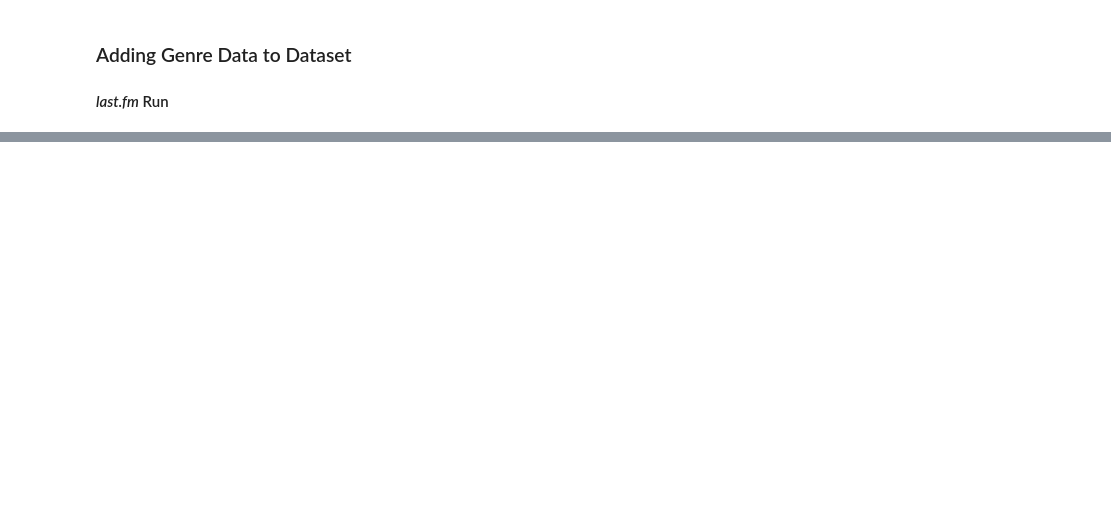
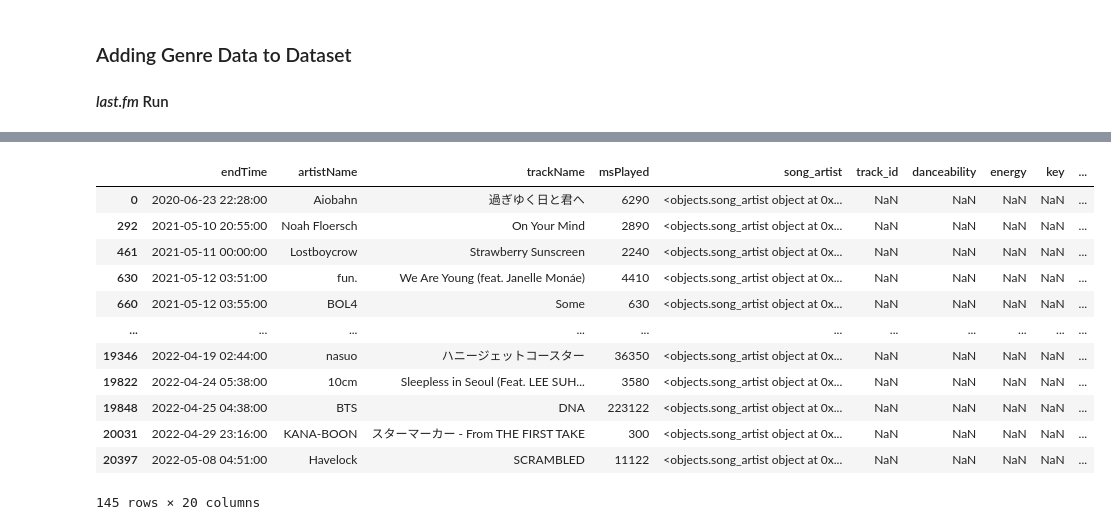
Before and after one commit to mattzhao-R/spotify, a Jupyter notebook: working.ipynb, the cells around one changed output, grey strips where cells are left out. Saved outputs shown, nothing was run; the diff lists cells and outputs as text; code cells hidden in the pictures; blank space fills up the shorter version.

```diff
--- a/working.ipynb
+++ b/working.ipynb
@@ -721,0 +707,4 @@ len(data[0:100])
+# %%
+add_table = pd.read_csv('./modified/full_table.csv')
+# %%
+comb = pd.concat([strm_base[['endTime','msPlayed']],add_table], axis = 1)
@@ -721,0 +737,2 @@ len(data[0:100])
+# %%
+test = comb.copy()
@@ -721,0 +759,18 @@ len(data[0:100])
+# %%
+no_ids = test[pd.isnull(test['track_id']) & ~pd.isnull(test['genre'])]
+# %%
+no_ids
+# %% [output]
+|  | endTime | artistName | trackName | msPlayed | song_artist | track_id | danceability | energy | key | ... |
+| 0 | 2020-06-23 22:28:00 | Aiobahn | 過ぎゆく日と君へ | 6290 | <objects.song_artist object at 0x... | NaN | NaN | NaN | NaN | ... |
+| 292 | 2021-05-10 20:55:00 | Noah Floersch | On Your Mind | 2890 | <objects.song_artist object at 0x... | NaN | NaN | NaN | NaN | ... |
+| 461 | 2021-05-11 00:00:00 | Lostboycrow | Strawberry Sunscreen | 2240 | <objects.song_artist object at 0x... | NaN | NaN | NaN | NaN | ... |
+| 630 | 2021-05-12 03:51:00 | fun. | We Are Young (feat. Janelle Monáe) | 4410 | <objects.song_artist object at 0x... | NaN | NaN | NaN | NaN | ... |
+| 660 | 2021-05-12 03:55:00 | BOL4 | Some | 630 | <objects.song_artist object at 0x... | NaN | NaN | NaN | NaN | ... |
+| ... | ... | ... | ... | ... | ... | ... | ... | ... | ... | ... |
+| 19346 | 2022-04-19 02:44:00 | nasuo | ハニージェットコースター | 36350 | <objects.song_artist object at 0x... | NaN | NaN | NaN | NaN | ... |
+| 19822 | 2022-04-24 05:38:00 | 10cm | Sleepless in Seoul (Feat. LEE SUH... | 3580 | <objects.song_artist object at 0x... | NaN | NaN | NaN | NaN | ... |
+| 19848 | 2022-04-25 04:38:00 | BTS | DNA | 223122 | <objects.song_artist object at 0x... | NaN | NaN | NaN | NaN | ... |
+| 20031 | 2022-04-29 23:16:00 | KANA-BOON | スターマーカー - From THE FIRST TAKE | 300 | <objects.song_artist object at 0x... | NaN | NaN | NaN | NaN | ... |
+| 20397 | 2022-05-08 04:51:00 | Havelock | SCRAMBLED | 11122 | <objects.song_artist object at 0x... | NaN | NaN | NaN | NaN | ... |
+145 rows × 20 columns
```
Also changed, not shown: parts of 54 cells of this notebook, 2 other files.
